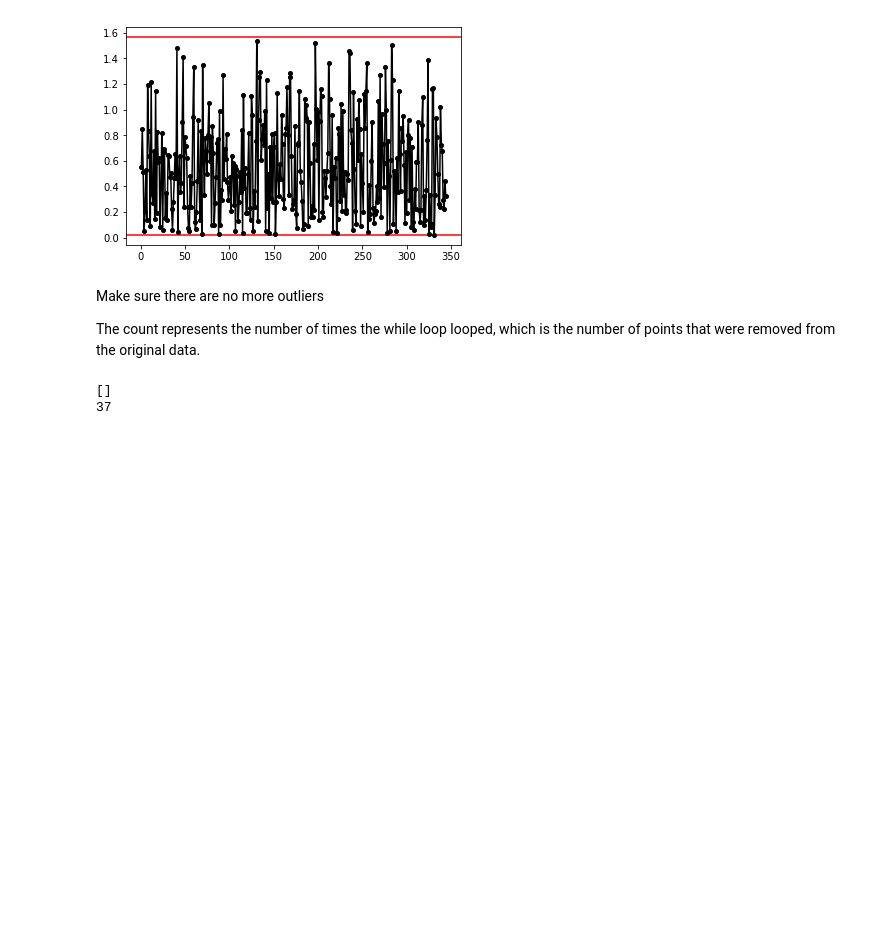
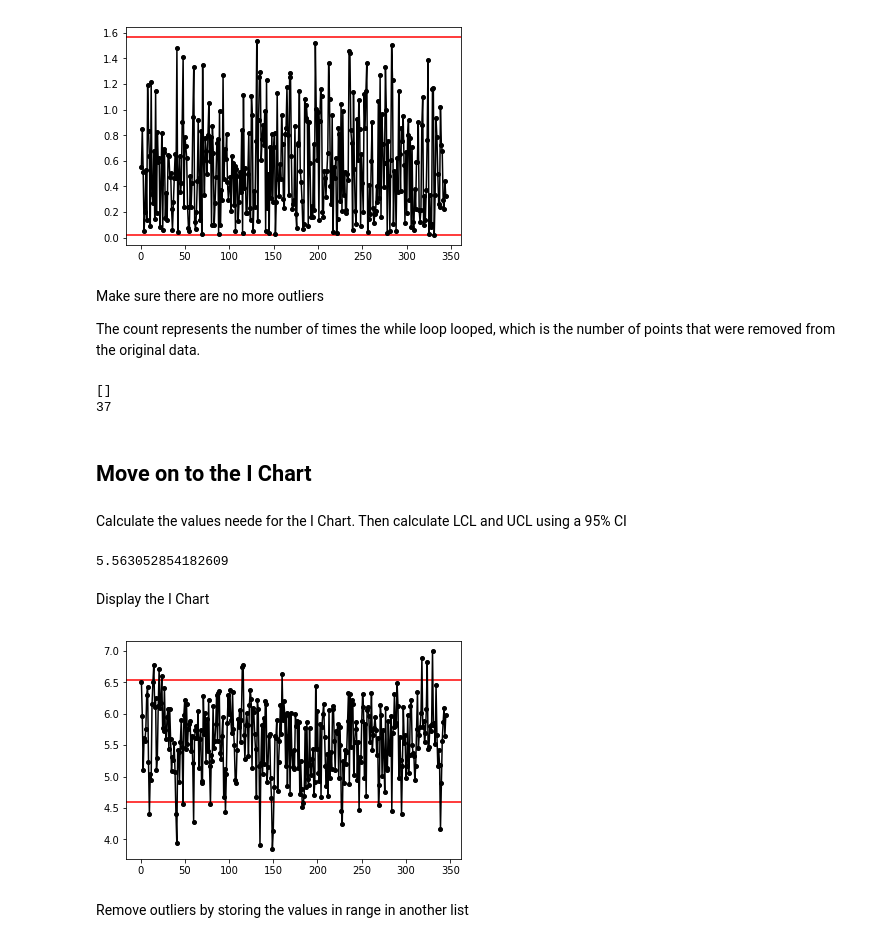
Before and after one commit to christinaseo/controlCharts, a Jupyter notebook: Main.ipynb, the cells around one changed output. Drawn from its saved outputs; the diff is of its cells as text; code cells hidden in the pictures; blank space fills up the shorter version.

Commit message:
completed MR and I chart

```diff
--- a/Main.ipynb
+++ b/Main.ipynb
@@ -178,3 +178,33 @@ print(count)
 # %% [output]
 []
 37
+# %% [markdown]
+## Move on to the I Chart
+# %% [markdown]
+Calculate the values neede for the I Chart. Then calculate LCL and UCL using a 95% CI
+# %%
+xBar = np.average(pickTimes)
+print(xBar)
+sdFinal = sd
+
+#z value for a 95% confidence interval
+z = 1.96
+xlcl = xBar - z*sdFinal
+xucl = xBar + z*sdFinal
+# %% [output]
+5.563052854182609
+# %% [markdown]
+Display the I Chart
+# %%
+xVals = []
+for y in range (1, (np.size(pickTimes))+1):
+    xVals.append(y)
+
+plt.axhline(y=xlcl, color='r', linestyle='-')
+plt.axhline(y=xucl, color='r', linestyle='-')
+plt.plot(xVals, pickTimes, marker = 'o')
+plt.show()
+# %% [output]
+[figure, added]
+# %% [markdown]
+Remove outliers by storing the values in range in another list
```
Also changed, not shown: parts of 9 cells of this notebook.
